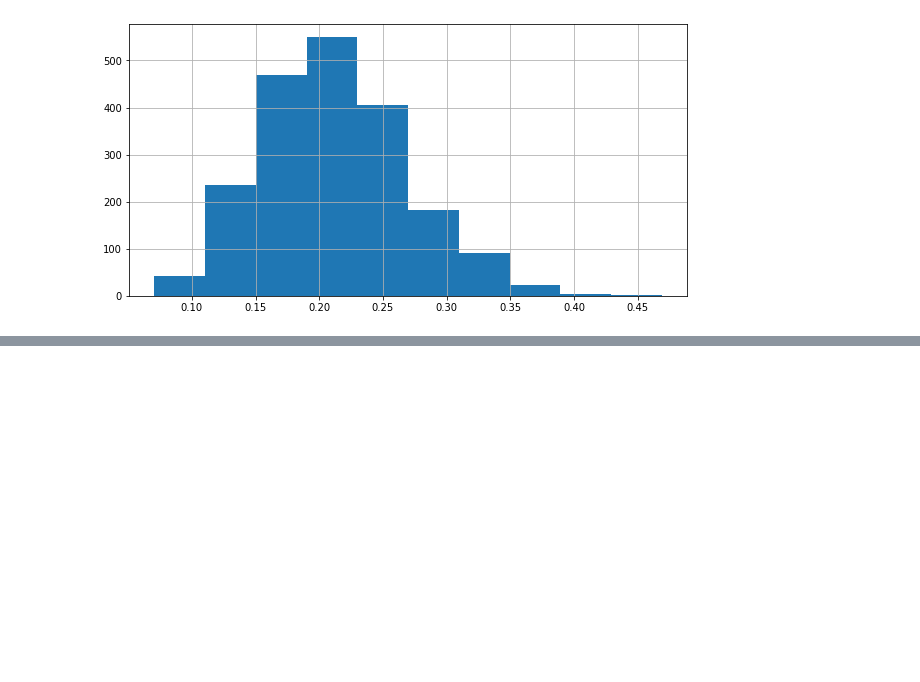
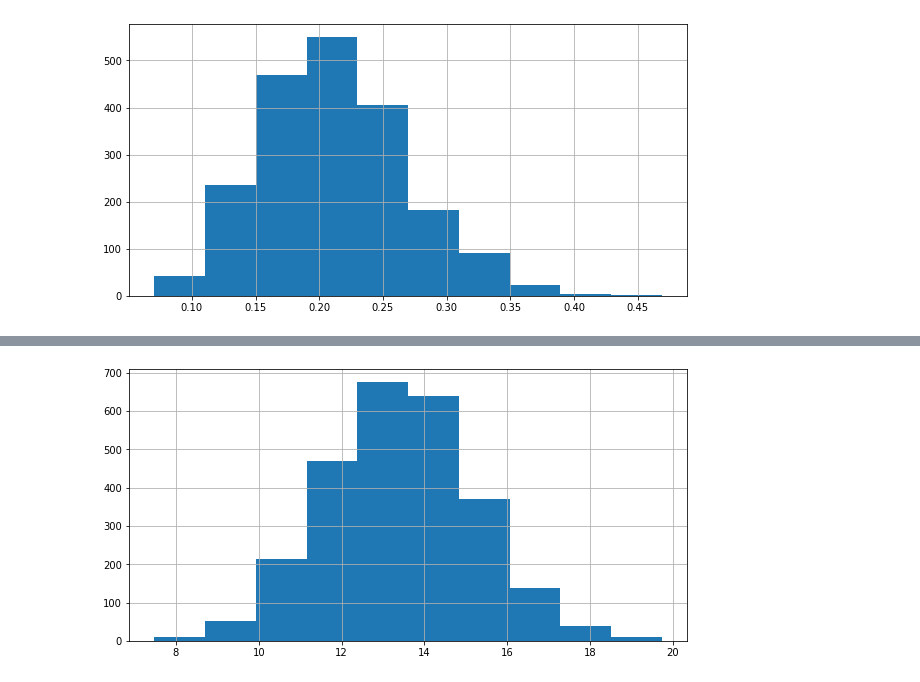
Before and after one commit to MacsEli/DocumentosDeClase, a Jupyter notebook: Bayesiana.ipynb, the cells around one changed output, grey strips where cells are left out. Saved outputs shown, nothing was run; the diff lists cells and outputs as text; code cells hidden in the pictures; blank space fills up the shorter version.

```diff
--- a/Bayesiana.ipynb
+++ b/Bayesiana.ipynb
@@ -223,0 +290,8 @@ posterior.hist();
+# %%
+def generative_model(param):
+  result = np.random.poisson(param)
+  return result
+# %%
+pasaron = list()
+for p in prior:
+  pasaron.append(generative_model(p))
@@ -223,0 +311,3 @@ posterior.hist();
+# %%
+# Un día observado pasaron en promedio 8 automóviles
+posterior = prior[list(map(lambda x: x == 8, pasaron))]
@@ -223,0 +333,5 @@ posterior.hist();
+# %%
+plt.figure(figsize=(10,5),facecolor='w')
+posterior.hist();
+# %% [output]
+[figure, added]
```
Also changed, not shown: parts of 32 cells of this notebook.
